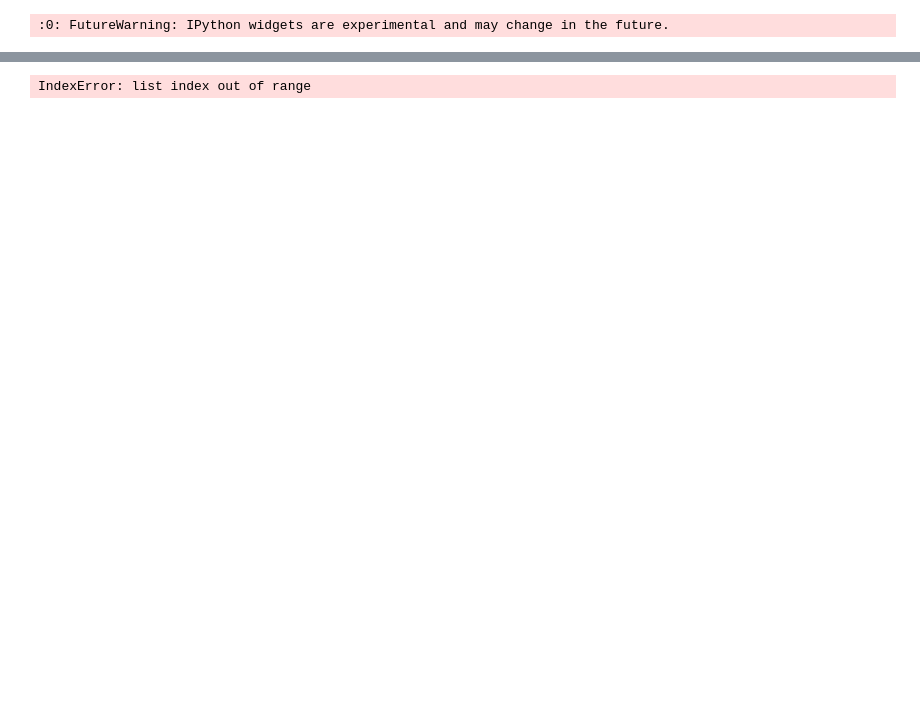
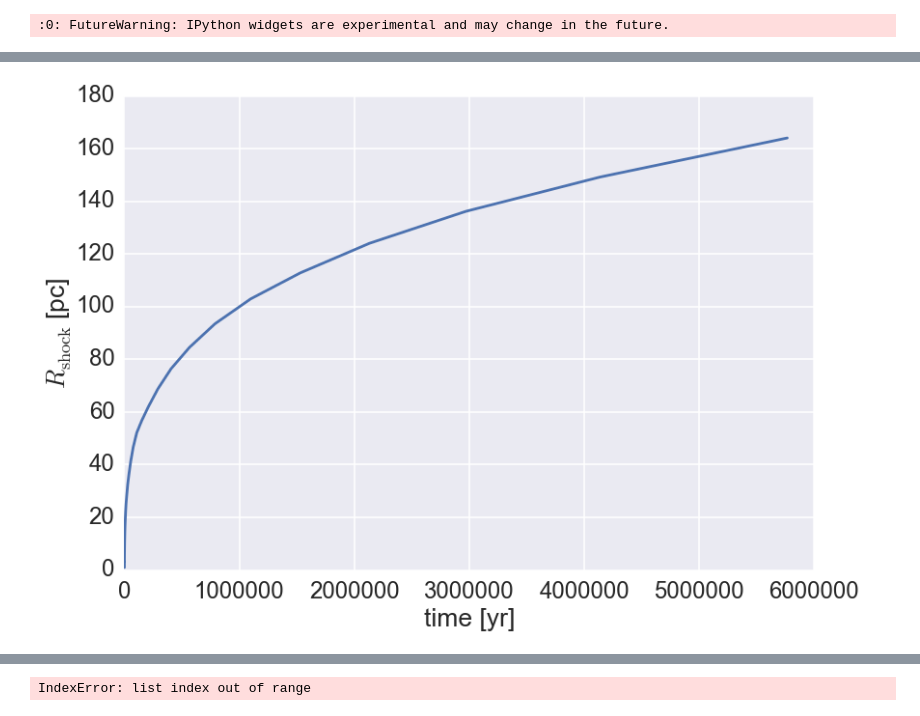
Before and after one commit to egentry/clustered_SNe, a Jupyter notebook: analysis/visualize.ipynb, the cells around one changed output, grey strips where cells are left out. Drawn from its saved outputs; the diff is of its cells as text; code cells hidden in the pictures; blank space fills up the shorter version.

```diff
--- a/analysis/visualize.ipynb
+++ b/analysis/visualize.ipynb
@@ -296,3 +321,13 @@ plot_zones(last_run)
+# %%
+def shock_location_plot(last_run):
+    plt.plot(last_run.times / yr, last_run.R_shock / pc)
+    plt.xlabel(r"time [yr]")
+    plt.ylabel(r"$R_{\mathrm{shock}}$ [pc]")
+#     plt.xscale("log")
+#     plt.yscale("log")
+shock_location_plot(last_run)
+# %% [output]
+[figure, added]
 # %%
 def SNe_rugplot(last_run):
     SNe_times = last_run.SNe_times / yr
```
Also changed, not shown: parts of 7 cells of this notebook, 3 other files.
